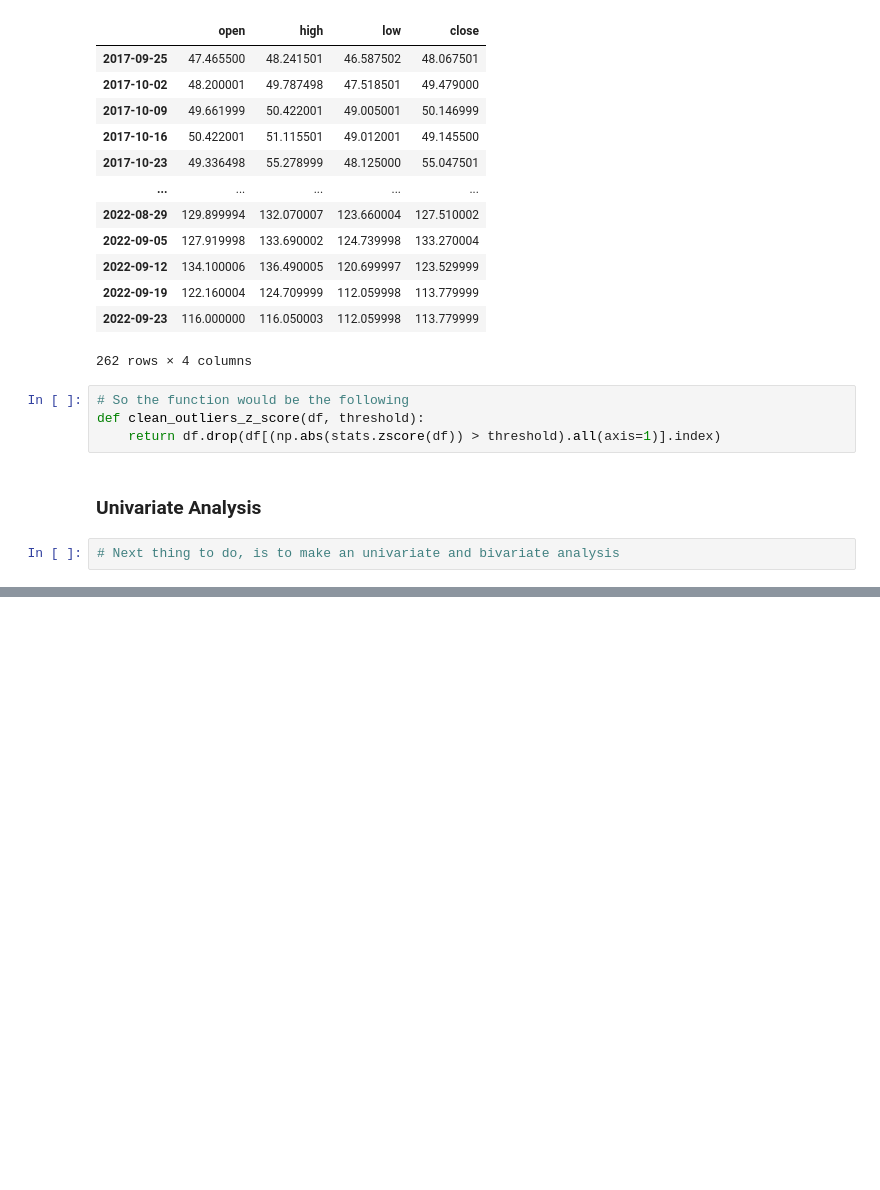
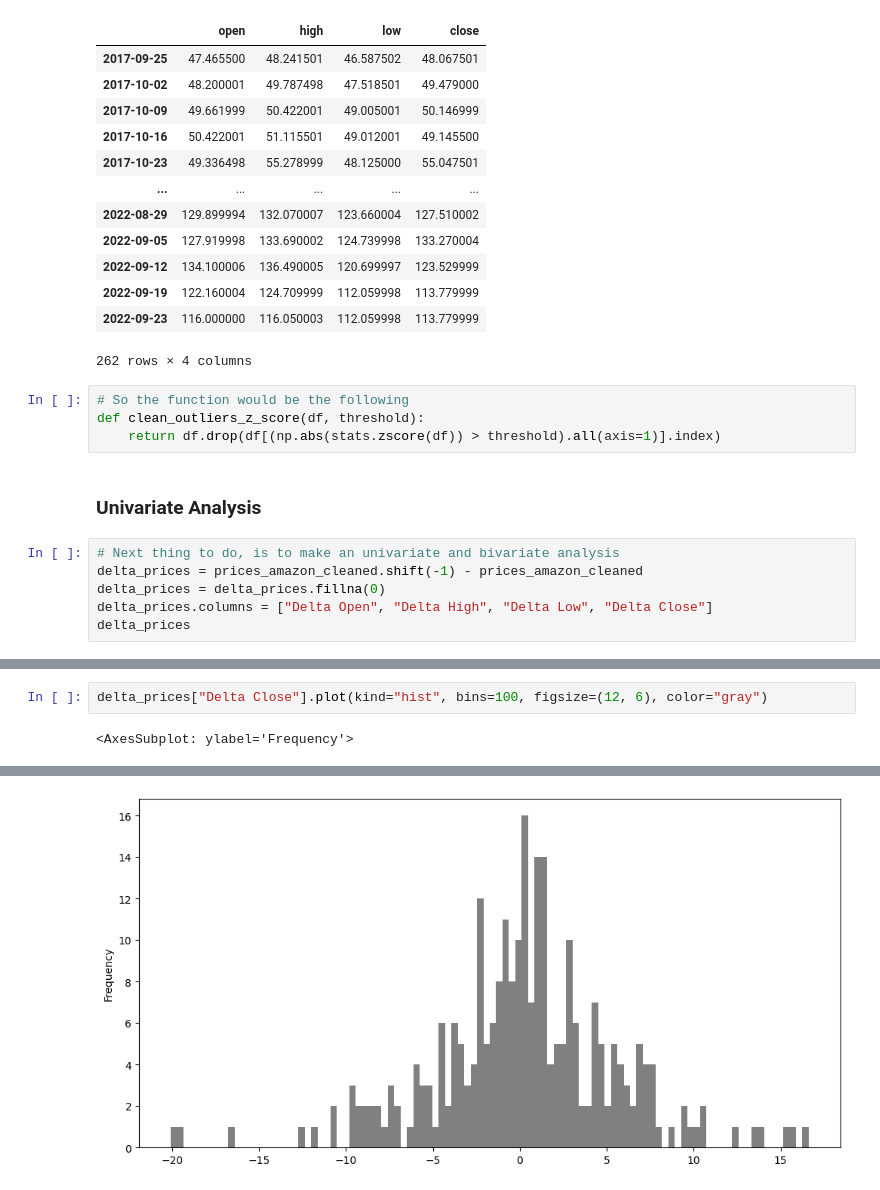
Before and after one commit to Nil-Andreu/forecasting-app, a Jupyter notebook: injestion/injestion/01. Yahoo Finance API.ipynb, the cells around one changed output, grey strips where cells are left out. Saved outputs shown, nothing was run; the diff lists cells and outputs as text; blank space fills up the shorter version.

Commit message:
[NEW] Displaying increase prices each day

```diff
--- a/injestion/injestion/01. Yahoo Finance API.ipynb
+++ b/injestion/injestion/01. Yahoo Finance API.ipynb
@@ -167,3 +167,7 @@ def clean_outliers_z_score(df, threshold):
 ### Univariate Analysis
 # %%
 # Next thing to do, is to make an univariate and bivariate analysis
+delta_prices = prices_amazon_cleaned.shift(-1) - prices_amazon_cleaned
+delta_prices = delta_prices.fillna(0)
+delta_prices.columns = ["Delta Open", "Delta High", "Delta Low", "Delta Close"]
+delta_prices
@@ -169,0 +200,4 @@ def clean_outliers_z_score(df, threshold):
+# %%
+delta_prices["Delta Close"].plot(kind="hist", bins=100, figsize=(12, 6), color="gray")
+# %% [output]
+<AxesSubplot: ylabel='Frequency'>
@@ -169,0 +221 @@ def clean_outliers_z_score(df, threshold):
+[figure, added]
```
Also changed, not shown: parts of 8 cells of this notebook.
